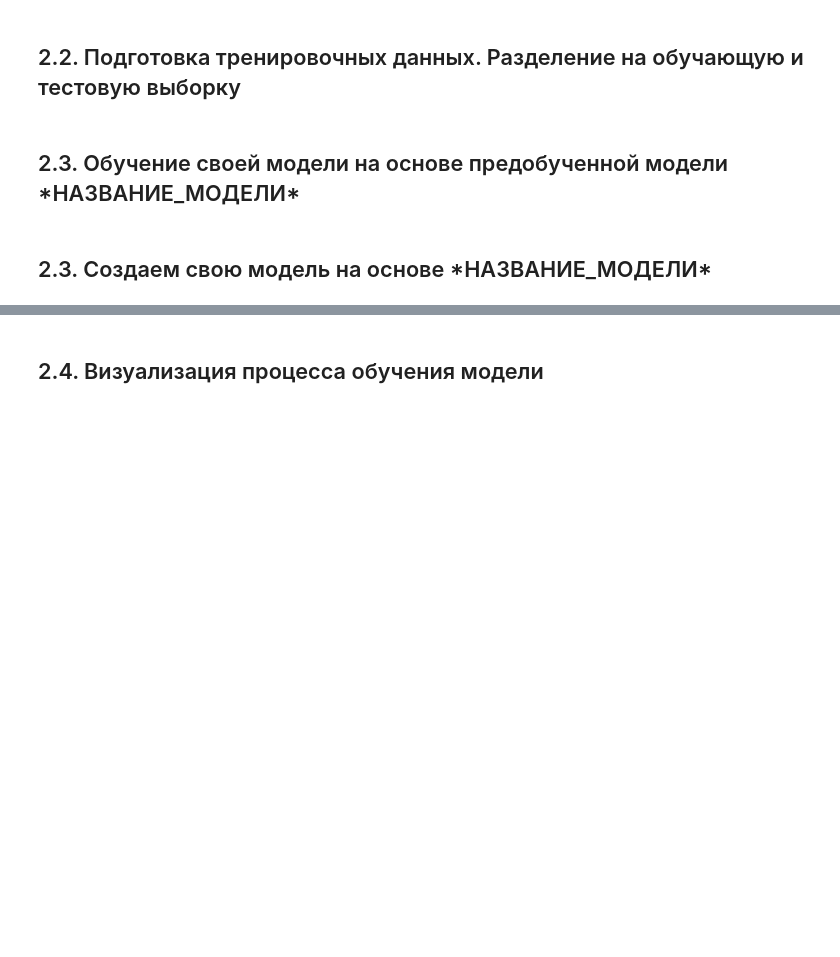
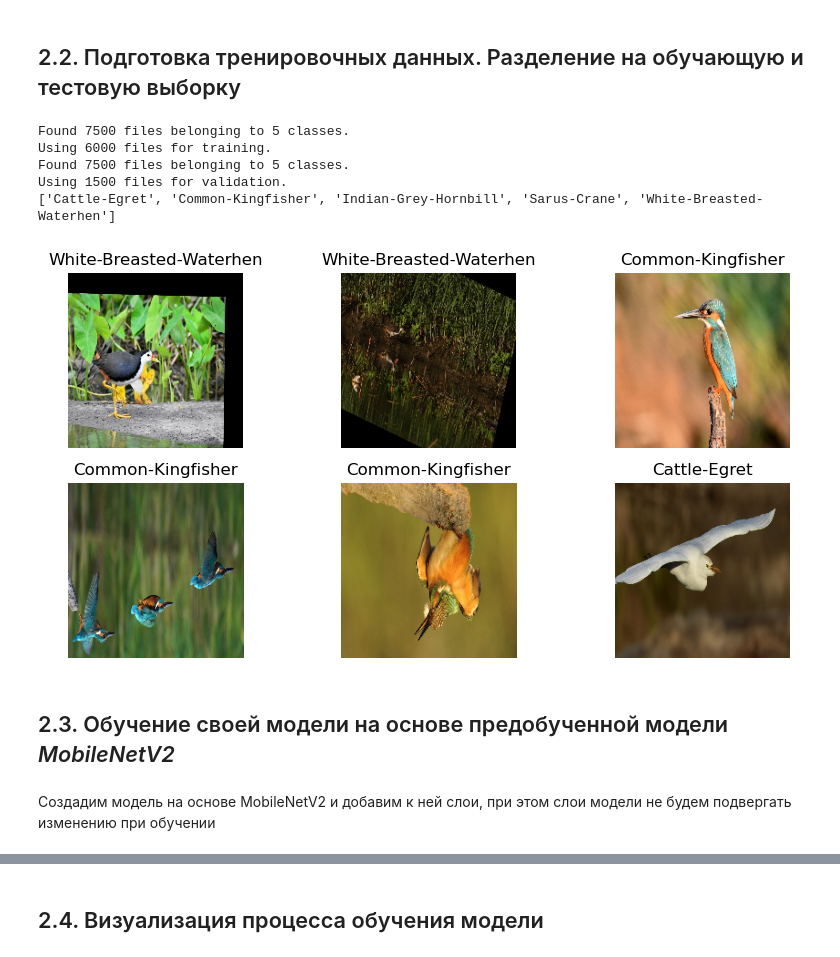
Before and after one commit to sasha-sem/-, a Jupyter notebook: Exercise5/Exercise5.ipynb, the cells around one changed output, grey strips where cells are left out. Cells and saved outputs as stored; diff of their text form; code cells hidden in the pictures; blank space fills up the shorter version.

```diff
--- a/Exercise5/Exercise5.ipynb
+++ b/Exercise5/Exercise5.ipynb
@@ -138,2 +136,39 @@ model.get_config() # Вывод конфигурации созданной мо
+# %%
+img_height,img_width=192,192
+batch_size=32
+train_ds = keras.preprocessing.image_dataset_from_directory(
+  './data',
+  validation_split=0.2,
+  subset="training",
+  seed=123,
+  image_size=(img_height, img_width),
+  batch_size=batch_size)
+
+val_ds = keras.preprocessing.image_dataset_from_directory(
+  './data',
+  validation_split=0.2,
+  subset="validation",
+  seed=123,
+  image_size=(img_height, img_width),
+  batch_size=batch_size)
+class_names = train_ds.class_names
+print(class_names)
+# %% [output]
+Found 7500 files belonging to 5 classes.
+Using 6000 files for training.
+Found 7500 files belonging to 5 classes.
+Using 1500 files for validation.
+['Cattle-Egret', 'Common-Kingfisher', 'Indian-Grey-Hornbill', 'Sarus-Crane', 'White-Breasted-Waterhen']
+# %%
+# Отобразим часть данных из обучающей выборки
+plt.figure(figsize=(10, 5))
+for images, labels in train_ds.take(1):
+  for i in range(6):
+    ax = plt.subplot(2, 3, i + 1)
+    plt.imshow(images[i].numpy().astype("uint8"))
+    plt.title(class_names[labels[i]])
+    plt.axis("off")
+# %% [output]
+[figure, added]
 # %% [markdown]
-## 2.3. Обучение своей модели на основе предобученной модели \*НАЗВАНИЕ_МОДЕЛИ\*
+## 2.3. Обучение своей модели на основе предобученной модели *MobileNetV2*
@@ -142,2 +174,0 @@ model.get_config() # Вывод конфигурации созданной мо
-# %% [markdown]
-## 2.3. Создаем свою модель на основе \*НАЗВАНИЕ_МОДЕЛИ\*
@@ -145,0 +175,2 @@ model.get_config() # Вывод конфигурации созданной мо
+# %% [markdown]
+Создадим модель на основе MobileNetV2 и добавим к ней слои, при этом слои модели не будем подвергать изменению при обучении
```
Also changed, not shown: parts of 22 cells of this notebook.
